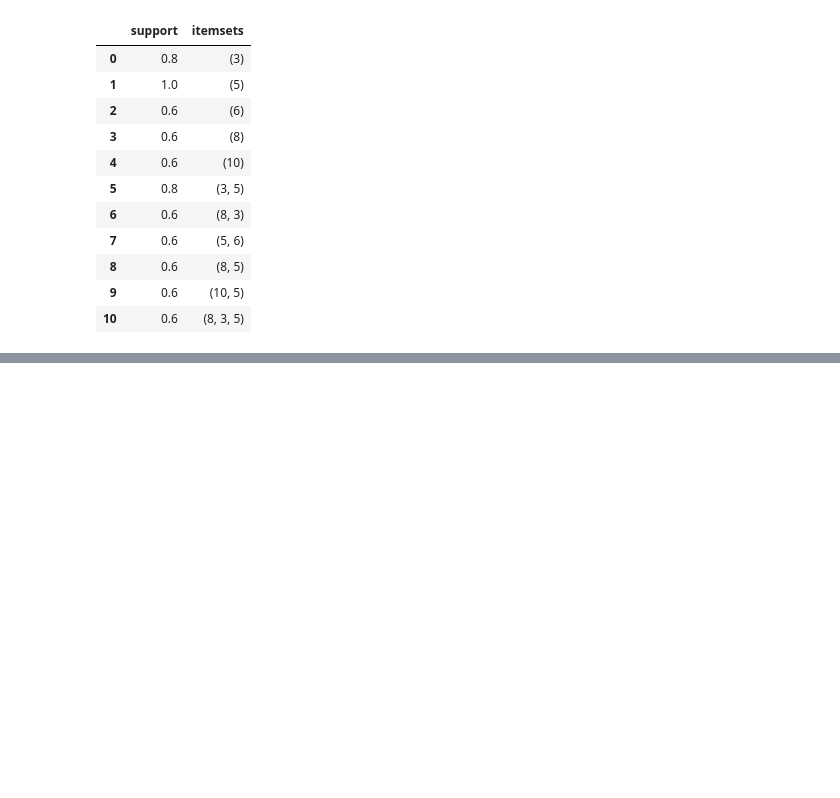
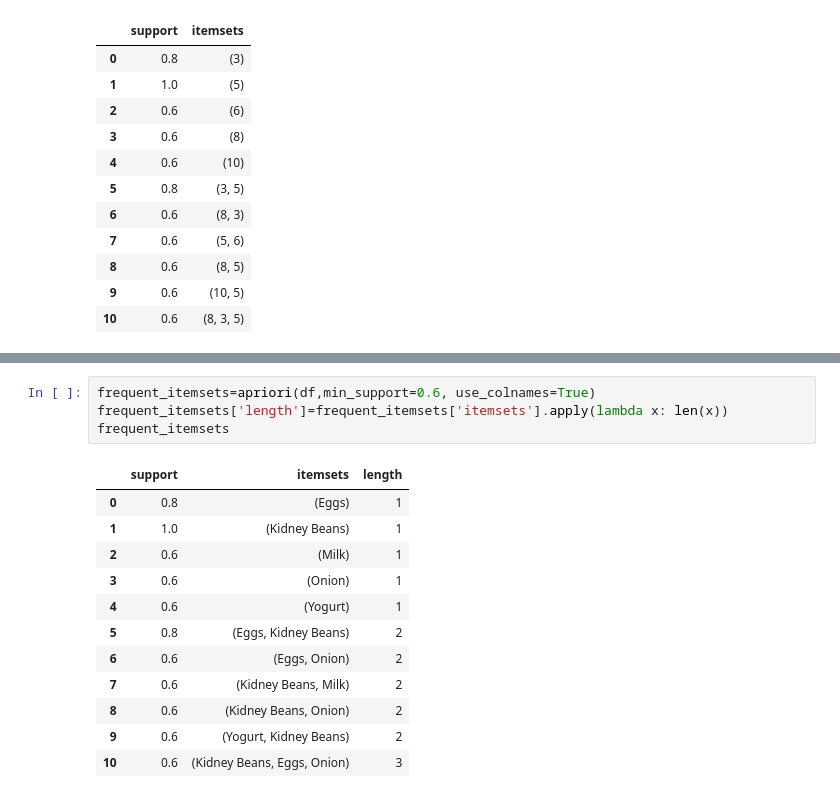
Before and after one commit to Isha1002/Market-Basket-Analysis, a Jupyter notebook: Market_Basket_Analysis.ipynb, the cells around one changed output, grey strips where cells are left out. Cells and saved outputs as stored; diff of their text form; blank space fills up the shorter version.

```diff
--- a/Market_Basket_Analysis.ipynb
+++ b/Market_Basket_Analysis.ipynb
@@ -52,0 +53,17 @@ apriori(df,min_support=0.6,use_colnames=True)
+# %%
+frequent_itemsets=apriori(df,min_support=0.6, use_colnames=True)
+frequent_itemsets['length']=frequent_itemsets['itemsets'].apply(lambda x: len(x))
+frequent_itemsets
+# %% [output]
+|  | support | itemsets | length |
+| 0 | 0.8 | (Eggs) | 1 |
+| 1 | 1.0 | (Kidney Beans) | 1 |
+| 2 | 0.6 | (Milk) | 1 |
+| 3 | 0.6 | (Onion) | 1 |
+| 4 | 0.6 | (Yogurt) | 1 |
+| 5 | 0.8 | (Eggs, Kidney Beans) | 2 |
+| 6 | 0.6 | (Eggs, Onion) | 2 |
+| 7 | 0.6 | (Kidney Beans, Milk) | 2 |
+| 8 | 0.6 | (Kidney Beans, Onion) | 2 |
+| 9 | 0.6 | (Yogurt, Kidney Beans) | 2 |
+| 10 | 0.6 | (Kidney Beans, Eggs, Onion) | 3 |
```
Also changed, not shown: parts of 6 cells of this notebook.
